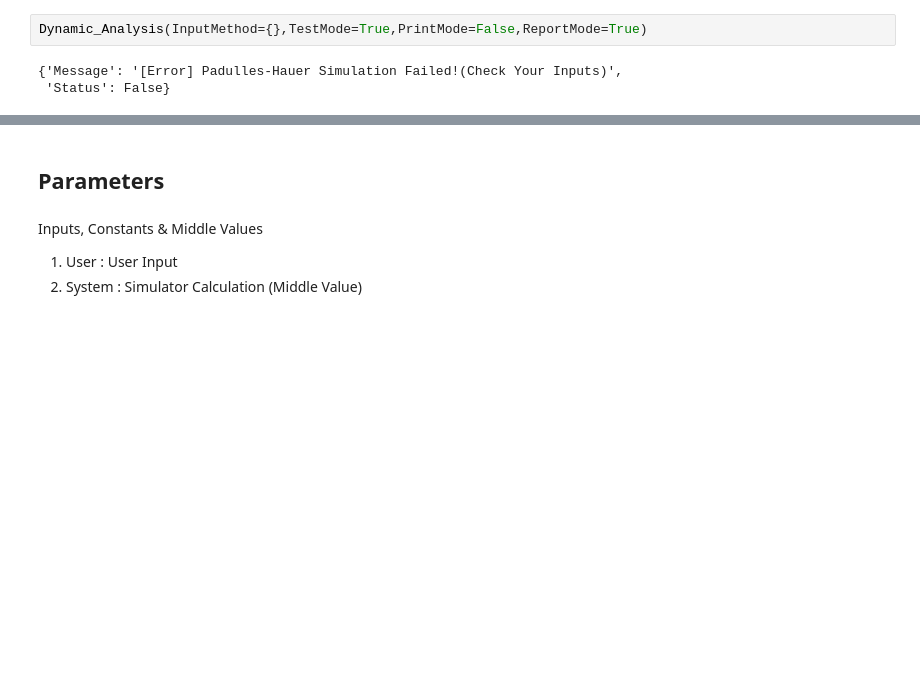
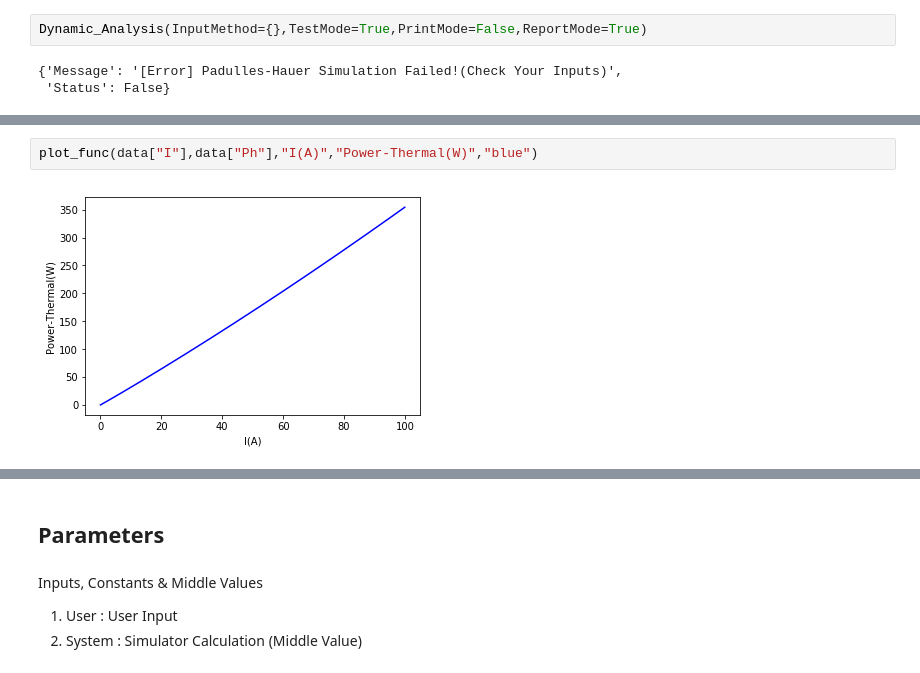
Before and after one commit to ECSIM/opem, a Jupyter notebook: Documents/Padulles_Hauer.ipynb, the cells around one changed output, grey strips where cells are left out. Cells and saved outputs as stored; diff of their text form; blank space fills up the shorter version.

```diff
--- a/Documents/Padulles_Hauer.ipynb
+++ b/Documents/Padulles_Hauer.ipynb
@@ -265,0 +309,4 @@ Dynamic_Analysis(InputMethod={},TestMode=True,PrintMode=False,ReportMode=True)
+# %%
+plot_func(data["I"],data["Ph"],"I(A)","Power-Thermal(W)","blue")
+# %% [output]
+[figure, added]
```
Also changed, not shown: parts of 16 cells of this notebook, 3 other files.
